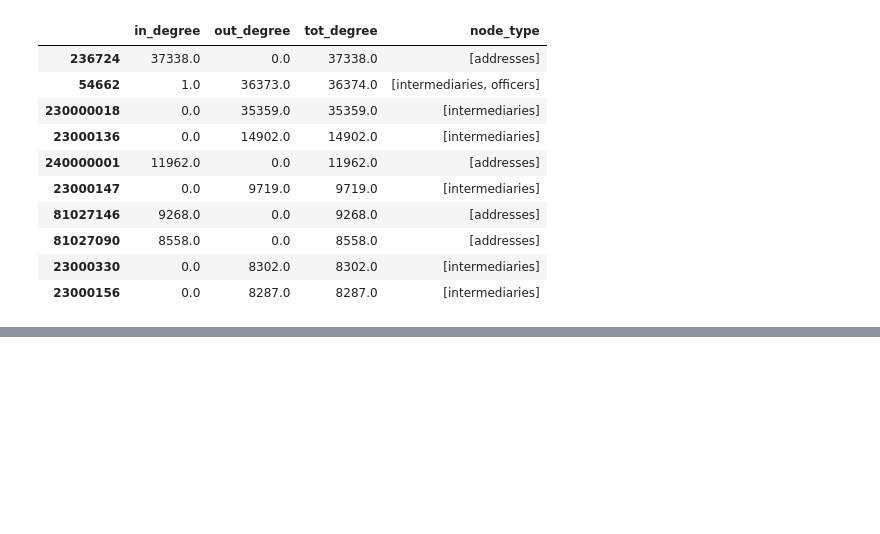
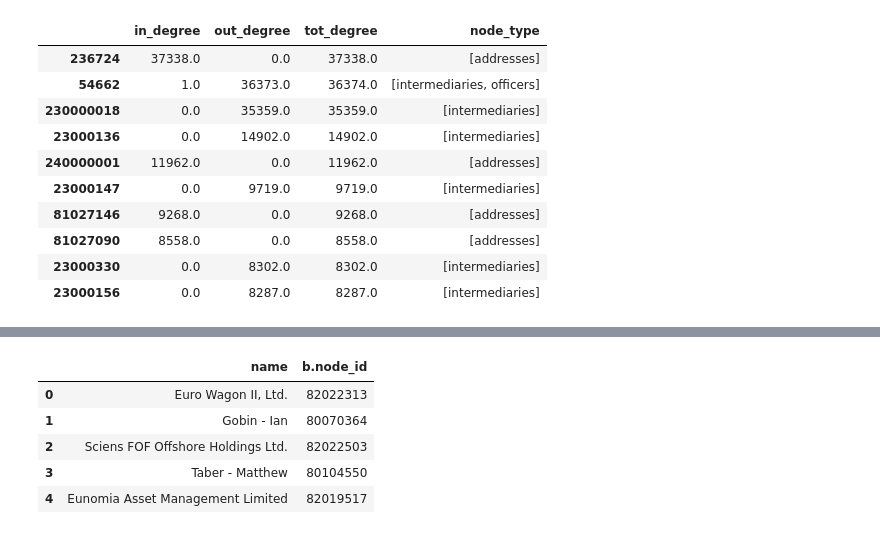
Before and after one commit to dimitri-mar/CorrelAidX2022Challenge, a Jupyter notebook: Explore_OffshoreLeaks_Dataset.ipynb, the cells around one changed output, grey strips where cells are left out. Drawn from its saved outputs; the diff is of its cells as text; code cells hidden in the pictures; blank space fills up the shorter version.

```diff
--- a/Explore_OffshoreLeaks_Dataset.ipynb
+++ b/Explore_OffshoreLeaks_Dataset.ipynb
@@ -230,0 +247,32 @@ nodes_features.sort_values("tot_degree", ascending=False ).head(10)
+# %%
+# from sandbox
+
+from neo4j import GraphDatabase, basic_auth
+
+driver = GraphDatabase.driver(
+  "neo4j://44.202.12.248:7687",
+  auth=basic_auth("neo4j", "lead-benefits-asterisks"))
+
+cypher_query = '''
+MATCH (a:Officer {name:$name})-[r:officer_of|intermediary_of|registered_address*..10]-(b)
+RETURN b.name as name, b.node_id as node_id LIMIT 20
+'''
+
+with driver.session(database="neo4j") as session:
+  results = session.read_transaction(
+    lambda tx: tx.run(cypher_query,
+                      name="Ross, Jr. - Wilbur Louis").data())
+  #for record in results:
+  #  print(record)
+  df = pd.DataFrame().from_records(results)
+
+driver.close()
+# %%
+df.head()
+# %% [output]
+|  | name | b.node_id |
+| 0 | Euro Wagon II, Ltd. | 82022313 |
+| 1 | Gobin - Ian | 80070364 |
+| 2 | Sciens FOF Offshore Holdings Ltd. | 82022503 |
+| 3 | Taber - Matthew | 80104550 |
+| 4 | Eunomia Asset Management Limited | 82019517 |
```
Also changed, not shown: parts of 2 cells of this notebook.
